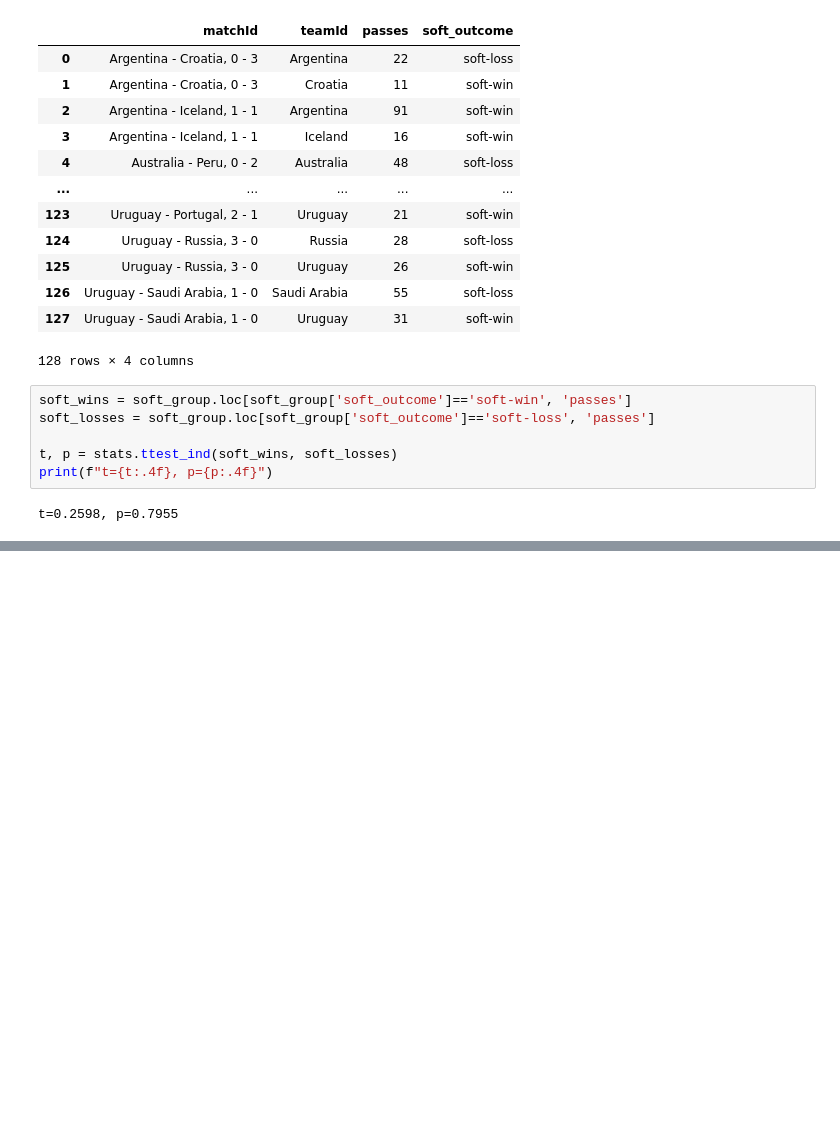
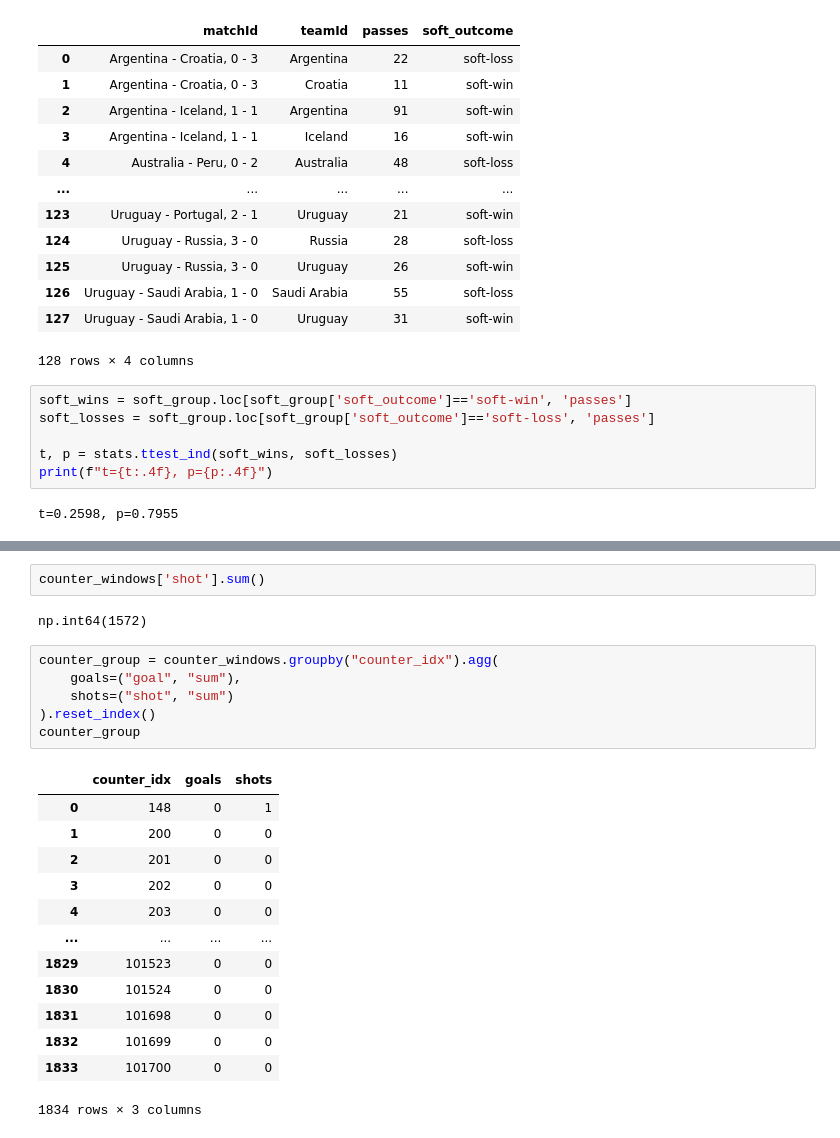
Before and after one commit to nkmwicz/python-classwork2025f, a Jupyter notebook: 13.2-c2n-cont.ipynb, the cells around one changed output, grey strips where cells are left out. Drawn from its saved outputs; the diff is of its cells as text; blank space fills up the shorter version.

```diff
--- a/13.2-c2n-cont.ipynb
+++ b/13.2-c2n-cont.ipynb
@@ -240,0 +335,24 @@ t=0.2598, p=0.7955
+# %%
+counter_windows['shot'].sum()
+# %% [output]
+np.int64(1572)
+# %%
+counter_group = counter_windows.groupby("counter_idx").agg(
+    goals=("goal", "sum"),
+    shots=("shot", "sum")
+).reset_index()
+counter_group
+# %% [output]
+|  | counter_idx | goals | shots |
+| 0 | 148 | 0 | 1 |
+| 1 | 200 | 0 | 0 |
+| 2 | 201 | 0 | 0 |
+| 3 | 202 | 0 | 0 |
+| 4 | 203 | 0 | 0 |
+| ... | ... | ... | ... |
+| 1829 | 101523 | 0 | 0 |
+| 1830 | 101524 | 0 | 0 |
+| 1831 | 101698 | 0 | 0 |
+| 1832 | 101699 | 0 | 0 |
+| 1833 | 101700 | 0 | 0 |
+1834 rows × 3 columns
```
Also changed, not shown: parts of 11 cells of this notebook.
